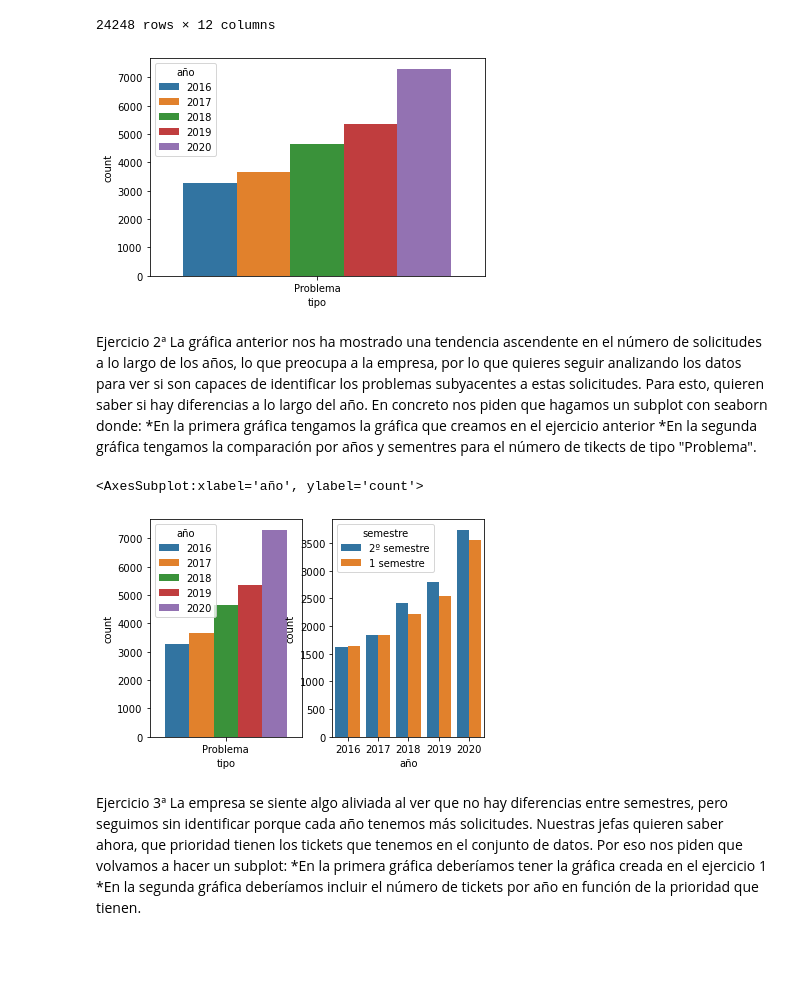
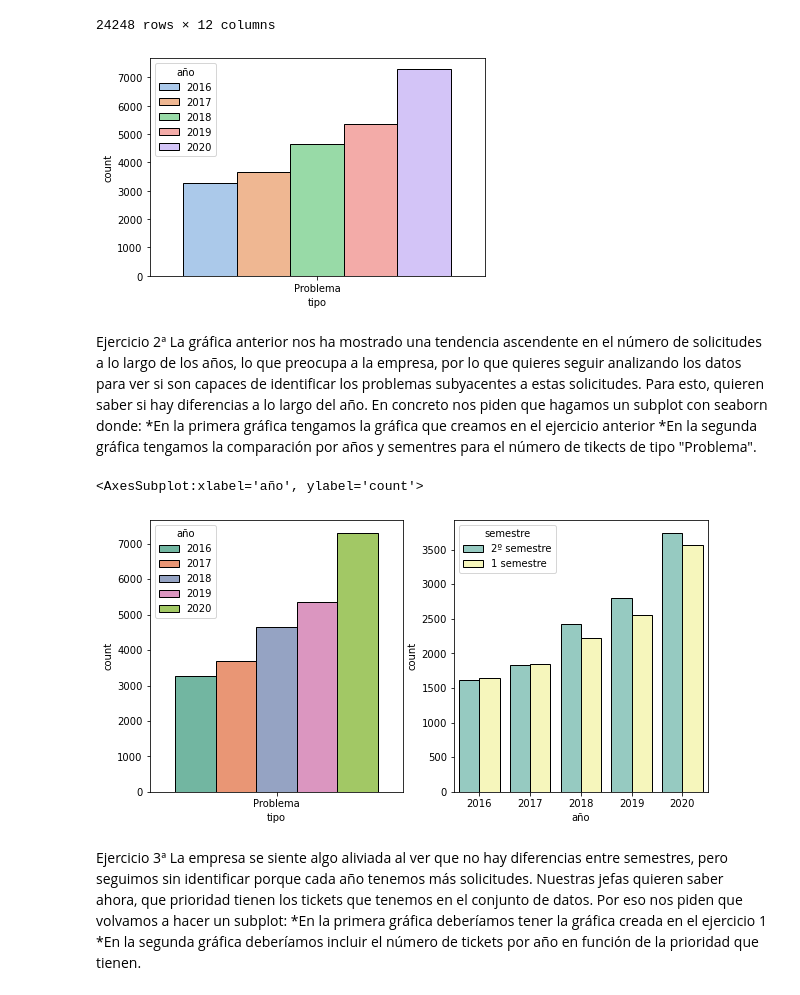
Before and after one commit to PalomaDA/DA-promod-modulo2-sprint1-Jacqueline-Paloma, a Jupyter notebook: Visualizacion/visualización-3.ipynb, the cells around one changed output. Cells and saved outputs as stored; diff of their text form; code cells hidden in the pictures; blank space fills up the shorter version.

```diff
--- a/Visualizacion/visualización-3.ipynb
+++ b/Visualizacion/visualización-3.ipynb
@@ -38,22 +38,21 @@ df[df["tipo"]== "Problema"]
 24248 rows × 12 columns
 # %%
 plt.figure()
-fig=sns.countplot(x="tipo", data =df[df["tipo"]== "Problema"], hue="año")
+fig=sns.countplot(x="tipo", data =df[df["tipo"]== "Problema"], hue="año", palette = 'pastel', edgecolor = 'black')
 plt.show()
 # %% [output]
-[figure, old version]
+[figure, new version]
 # %% [markdown]
 Ejercicio 2ª La gráfica anterior nos ha mostrado una tendencia ascendente en el número de solicitudes a lo largo de los años, lo que preocupa a la empresa, por lo que quieres seguir analizando los datos para ver si son capaces de identificar los problemas subyacentes a estas solicitudes. Para esto, quieren saber si hay diferencias a lo largo del año. En concreto nos piden que hagamos un subplot con seaborn donde:
 *En la primera gráfica tengamos la gráfica que creamos en el ejercicio anterior
 *En la segunda gráfica tengamos la comparación por años y sementres para el número de tikects de tipo "Problema".
 # %%
-
-fig,ax = plt.subplots(1,2)
-sns.countplot(x ="tipo", data =df[df["tipo"]== "Problema"], hue="año", ax=ax[0])
-sns.countplot(x ="año", data =df[df["tipo"]== "Problema"], hue="semestre", ax=ax[1])
+fig,ax = plt.subplots(1,2, figsize = (10, 5))
+sns.countplot(x ="tipo", data =df[df["tipo"]== "Problema"], hue="año", ax=ax[0], palette='Set2', edgecolor = 'black')
+sns.countplot(x ="año", data =df[df["tipo"]== "Problema"], hue="semestre", ax=ax[1], palette='Set3', edgecolor = 'black')
 # %% [output]
 <AxesSubplot:xlabel='año', ylabel='count'>
-[figure, old version]
+[figure, new version]
 # %% [markdown]
 Ejercicio 3ª La empresa se siente algo aliviada al ver que no hay diferencias entre semestres, pero seguimos sin identificar porque cada año tenemos más solicitudes. Nuestras jefas quieren saber ahora, que prioridad tienen los tickets que tenemos en el conjunto de datos. Por eso nos piden que volvamos a hacer un subplot:
 *En la primera gráfica deberíamos tener la gráfica creada en el ejercicio 1
```
Also changed, not shown: parts of 8 cells of this notebook, 8 other files.
